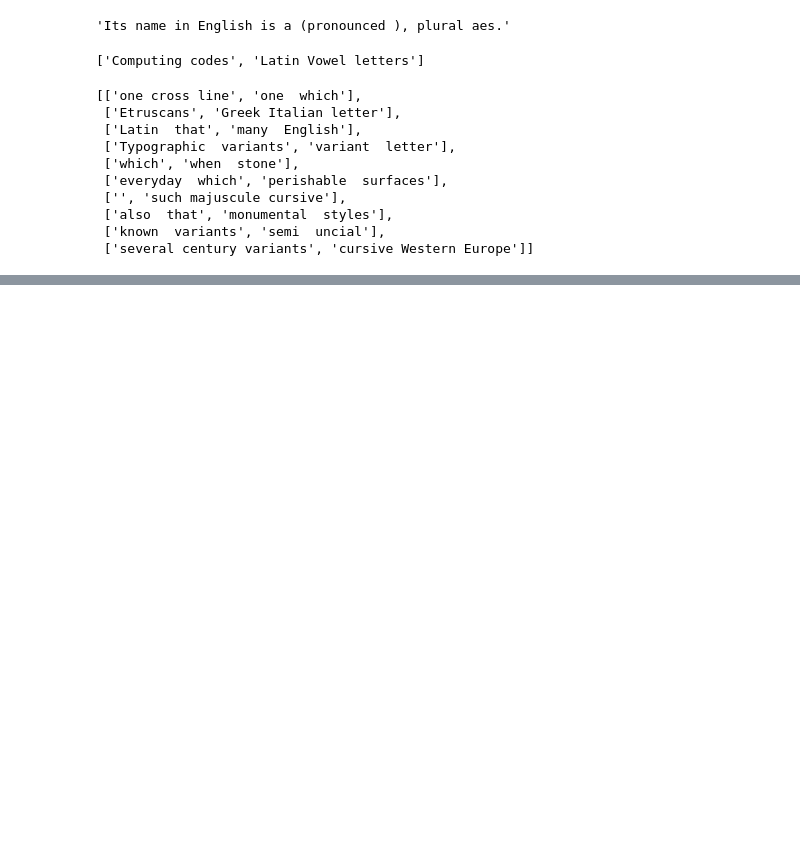
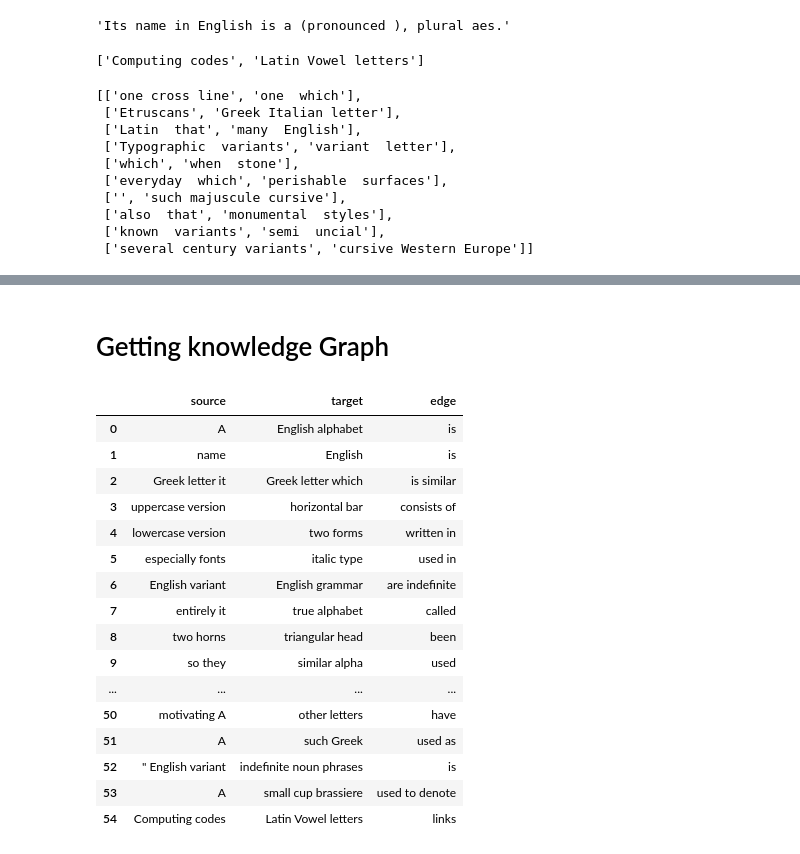
Before and after one commit to lorenzdes/Wikipedia_knowledge_graph, a Jupyter notebook: Wikipedia_data.ipynb, the cells around one changed output, grey strips where cells are left out. Drawn from its saved outputs; the diff is of its cells as text; code cells hidden in the pictures; blank space fills up the shorter version.

```diff
--- a/Wikipedia_data.ipynb
+++ b/Wikipedia_data.ipynb
@@ -324,0 +367,29 @@ TypeError: ignored
+# %% [markdown]
+# Getting knowledge Graph
+# %%
+# extract subject
+source = [i[0] for i in entity_pairs]
+
+# extract object
+target = [i[1] for i in entity_pairs]
+
+kg_df = pd.DataFrame({'source':source, 'target':target, 'edge':relations})
+kg_df
+# %% [output]
+|  | source | target | edge |
+| 0 | A | English alphabet | is |
+| 1 | name | English | is |
+| 2 | Greek letter it | Greek letter which | is similar |
+| 3 | uppercase version | horizontal bar | consists of |
+| 4 | lowercase version | two forms | written in |
+| 5 | especially fonts | italic type | used in |
+| 6 | English variant | English grammar | are indefinite |
+| 7 | entirely it | true alphabet | called |
+| 8 | two horns | triangular head | been |
+| 9 | so they | similar alpha | used |
+| ... | ... | ... | ... |
+| 50 | motivating A | other letters | have |
+| 51 | A | such Greek | used as |
+| 52 | " English variant | indefinite noun phrases | is |
+| 53 | A | small cup brassiere | used to denote |
+| 54 | Computing codes | Latin Vowel letters | links |
```
Also changed, not shown: parts of 10 cells of this notebook.
